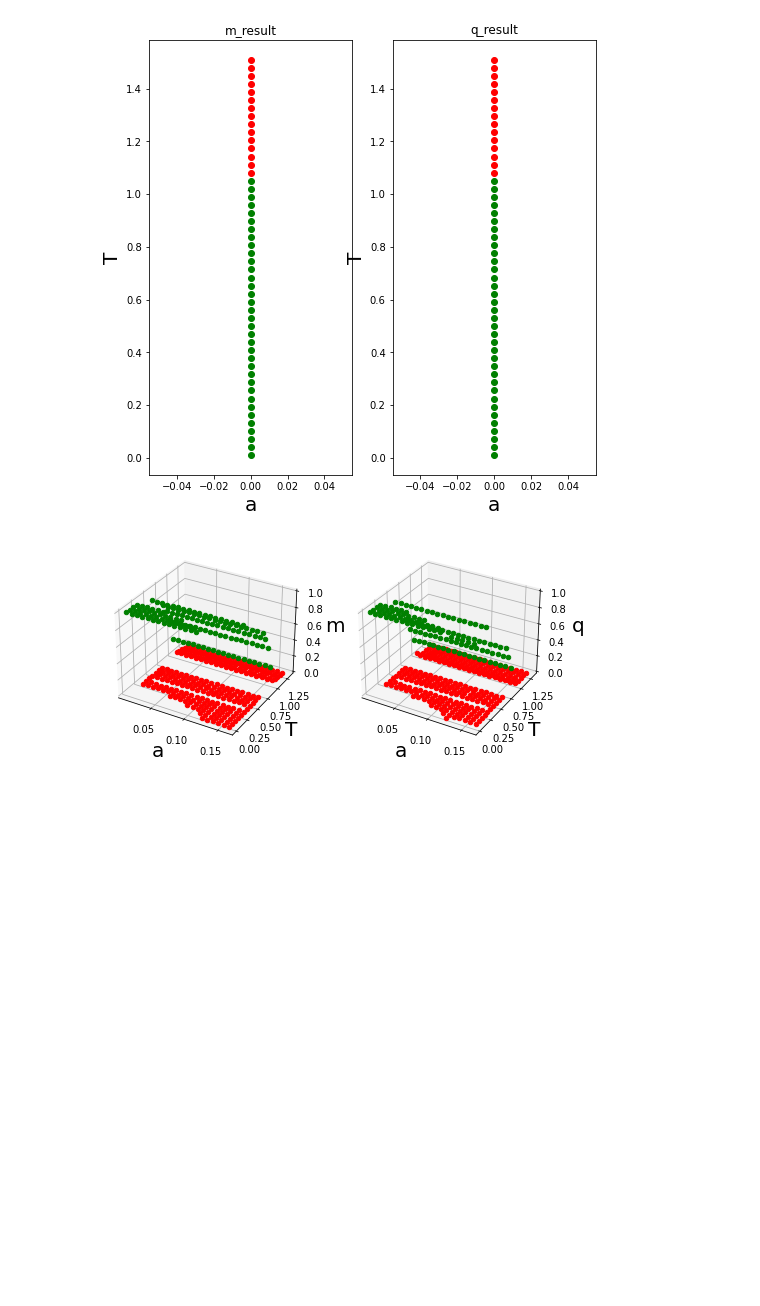
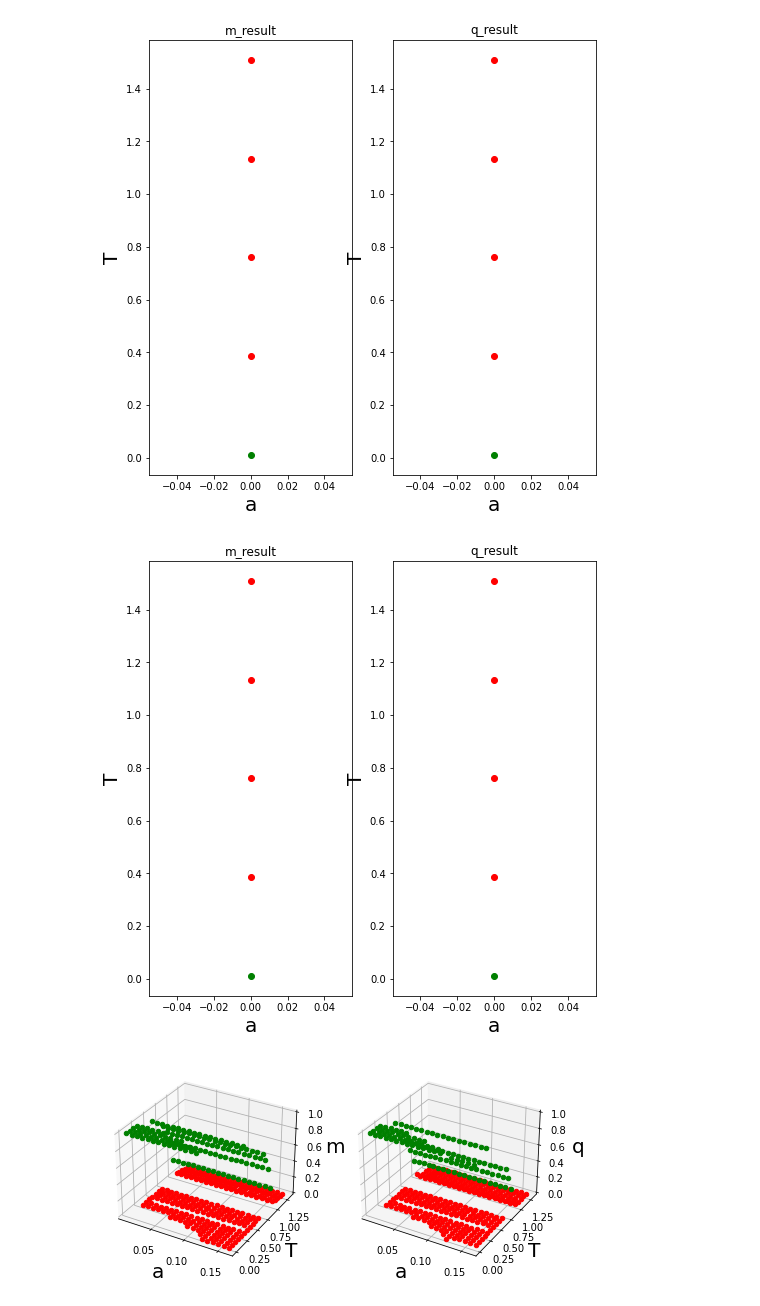
Before and after one commit to yamoyamoto/jupyter, a Jupyter notebook: fp_model/PhaseDiagram-2.ipynb, the cells around one changed output. Cells and saved outputs as stored; diff of their text form; code cells hidden in the pictures; blank space fills up the shorter version.

```diff
--- a/fp_model/PhaseDiagram-2.ipynb
+++ b/fp_model/PhaseDiagram-2.ipynb
@@ -210,35 +252,36 @@ def plot_scatter(ax, result_a, result_t, result_z):
 
 # csv 読み出し
 import matplotlib.pyplot as plt
-result_arr = np.loadtxt("./result.csv", delimiter=",")
+result_arr = np.loadtxt("./result1.csv", delimiter=",")
 
 result_a = result_arr[:, 0]
 result_t = result_arr[:, 1]
 result_m = result_arr[:, 2]
 result_q = result_arr[:, 3]
 
 # プロット(2次元)
 fig = plt.figure(figsize = (8, 8))
 ax = fig.add_subplot(121)
 
 ax.set_title("m_result")
 ax.set_xlabel("a", size = 20)
 ax.set_ylabel("T", size = 20)
 
 plot_scatter(ax, result_a, result_t, result_m)
 
 # csv 読み出し
 ax_2 = fig.add_subplot(122)
 
 ax_2.set_title("q_result")
 ax_2.set_xlabel("a", size = 20)
 ax_2.set_ylabel("T", size = 20)
 
 plot_scatter(ax_2, result_a, result_t, result_q)
 
 plt.show()
 # %% [output]
-[figure, old version]
+[figure, new version]
+[figure, added]
 # %%
 # solver = Solver(20, 20, 50, pow(10, -5), func_f, func_q)
 
```
Also changed, not shown: parts of 2 cells of this notebook, 1 other file.
